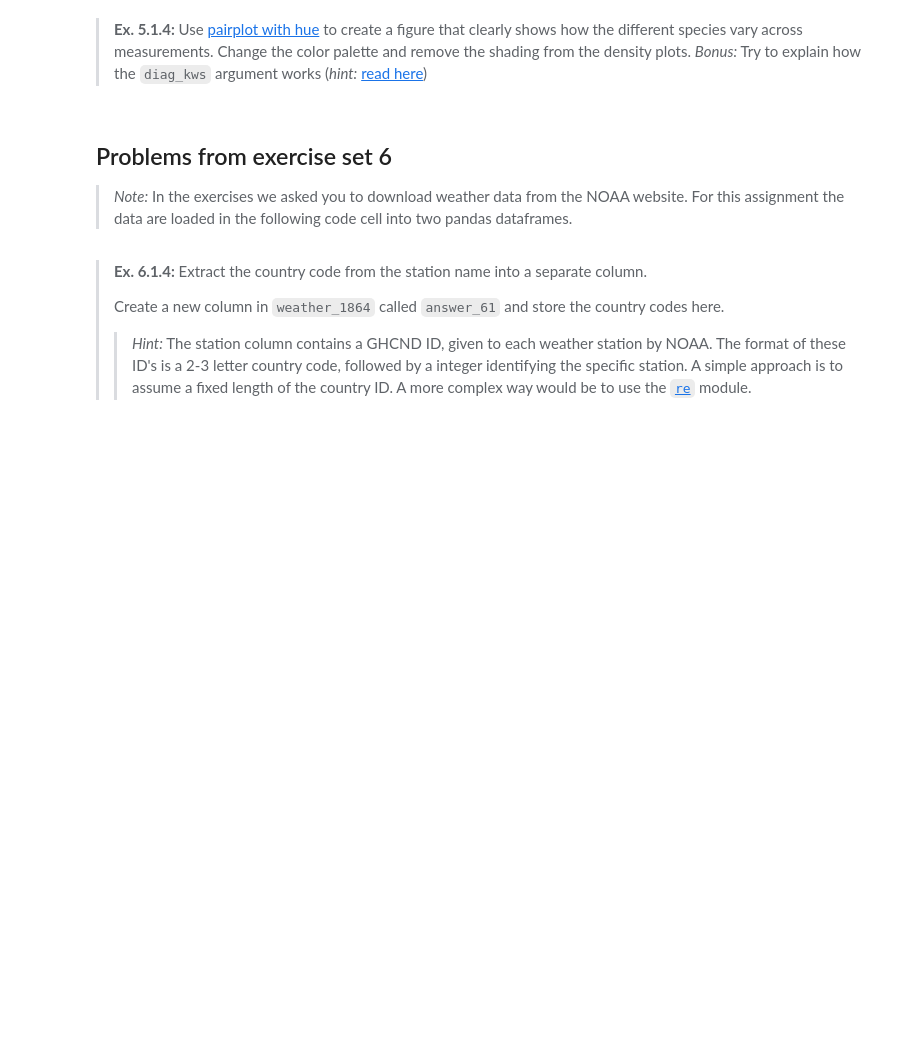
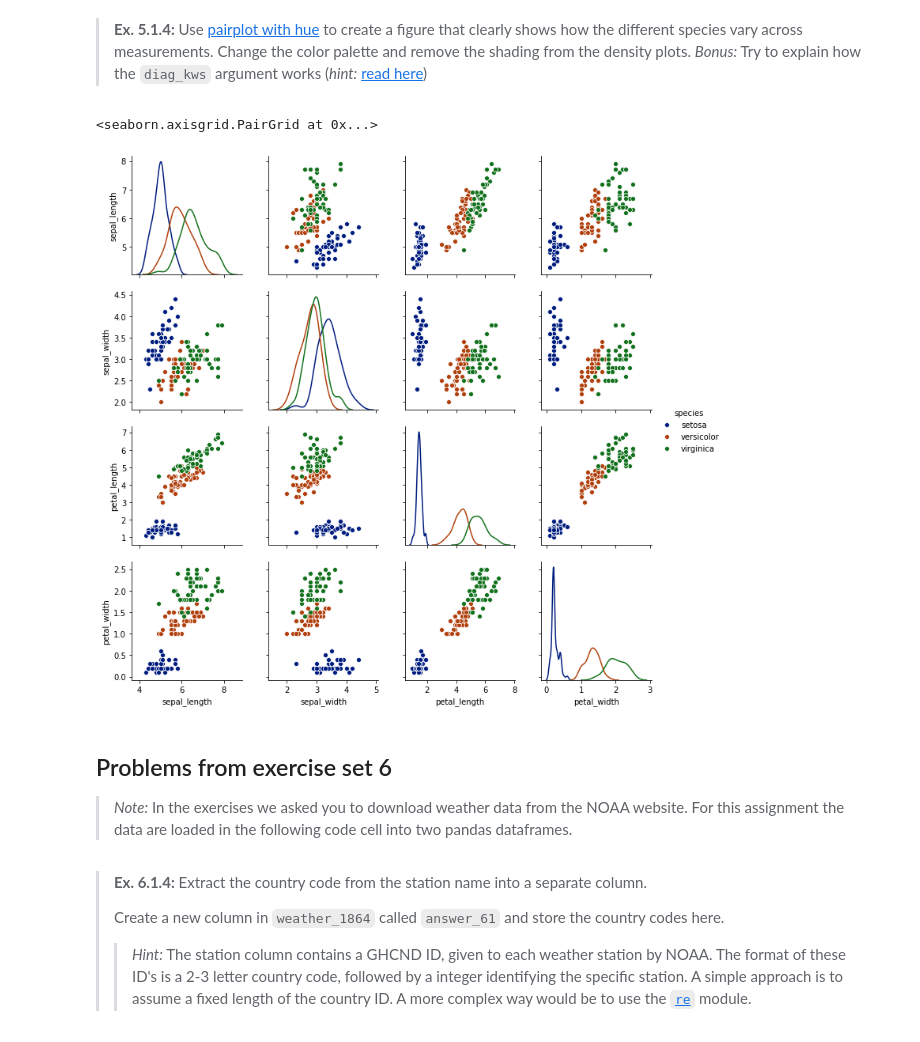
Before and after one commit to tnv875/Group18-NoTeeth, a Jupyter notebook: assignment1/assignment_1.ipynb, the cells around one changed output. Saved outputs shown, nothing was run; the diff lists cells and outputs as text; code cells hidden in the pictures; blank space fills up the shorter version.

```diff
--- a/assignment1/assignment_1.ipynb
+++ b/assignment1/assignment_1.ipynb
@@ -222,8 +266,11 @@ raise NotImplementedError()
 # %%
 # [Answer to Ex. 5.1.4 here]
 
 # YOUR CODE HERE
-raise NotImplementedError()
+sns.pairplot(iris, hue = 'species', diag_kws=dict(shade=False), palette="dark") #
+# %% [output]
+<seaborn.axisgrid.PairGrid at 0x...>
+[figure, added]
 # %% [markdown]
 ## Problems from exercise set 6
 
```
Also changed, not shown: parts of 24 cells of this notebook.
